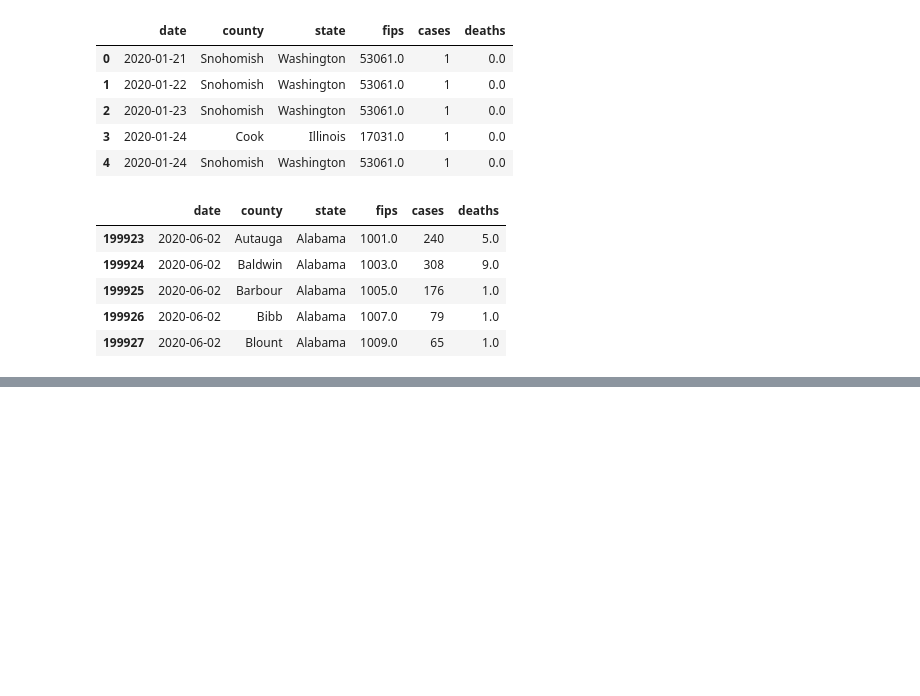
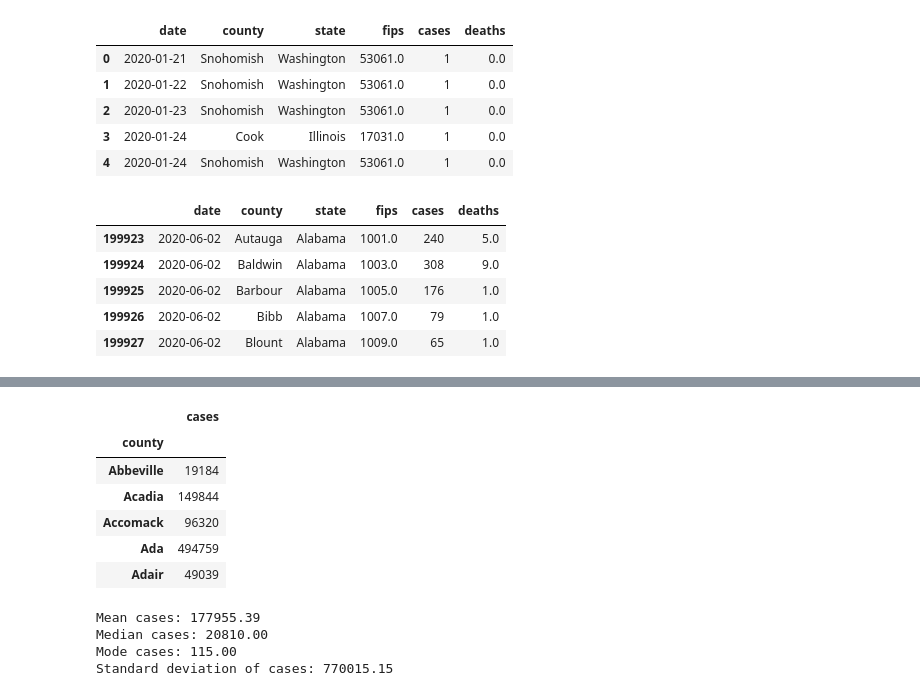
Before and after one commit to ryankracaw/project-one, a Jupyter notebook: Summer.ipynb, the cells around one changed output, grey strips where cells are left out. Drawn from its saved outputs; the diff is of its cells as text; code cells hidden in the pictures; blank space fills up the shorter version.

```diff
--- a/Summer.ipynb
+++ b/Summer.ipynb
@@ -51,0 +73,29 @@ SummerC19_df.head()
+# %%
+# Organize the data by grouping by state and calculating the total cases
+county_cases_df = SummerC19_df.groupby(['county']).agg({'cases': 'sum'})
+
+county_cases_df.head()
+# %% [output]
+|  | cases |
+| county |  |
+| Abbeville | 19184 |
+| Acadia | 149844 |
+| Accomack | 96320 |
+| Ada | 494759 |
+| Adair | 49039 |
+# %%
+# Calculate the mean, median, mode, and standard deviation of total cases by county
+mean_cases = county_cases_df['cases'].mean()
+median_cases = county_cases_df['cases'].median()
+mode_cases = county_cases_df['cases'].mode()[0]
+std_cases = county_cases_df['cases'].std()
+
+print(f"Mean cases: {mean_cases:.2f}")
+print(f"Median cases: {median_cases:.2f}")
+print(f"Mode cases: {mode_cases:.2f}")
+print(f"Standard deviation of cases: {std_cases:.2f}")
+# %% [output]
+Mean cases: 177955.39
+Median cases: 20810.00
+Mode cases: 115.00
+Standard deviation of cases: 770015.15
```
Also changed, not shown: parts of 6 cells of this notebook.
